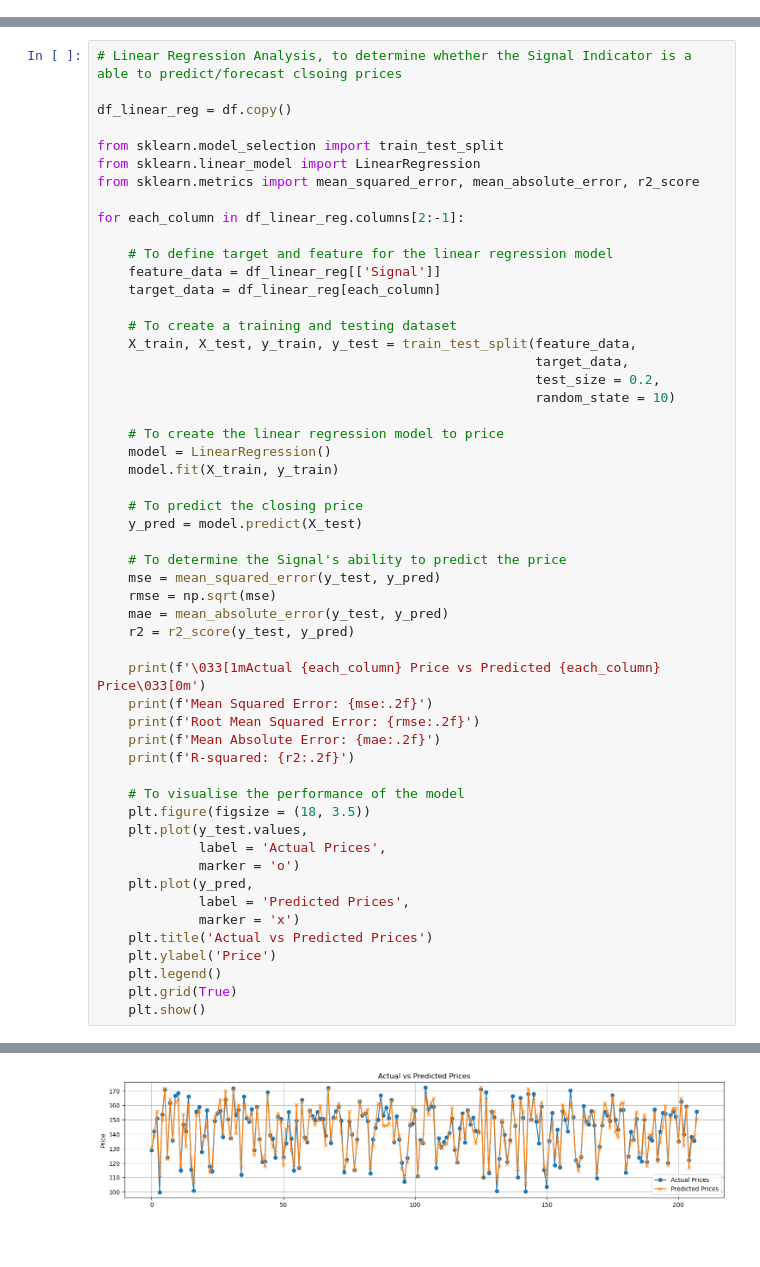
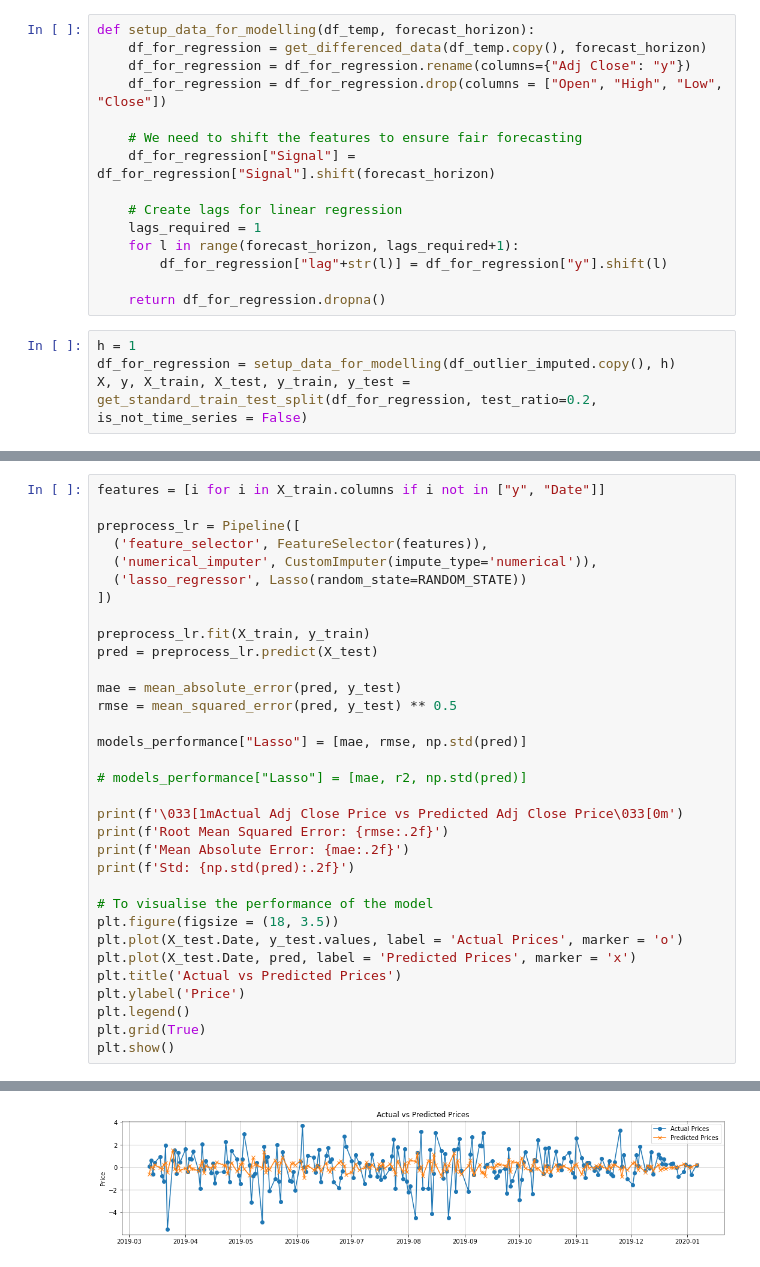
Before and after one commit to saltedpotato/QF632_Project, a Jupyter notebook: Project 1.ipynb, the cells around one changed output, grey strips where cells are left out. Cells and saved outputs as stored; diff of their text form; blank space fills up the shorter version.

Commit message:
merged project 1 with final copy

```diff
--- a/Project 1.ipynb
+++ b/Project 1.ipynb
@@ -370,0 +371,19 @@ Adj Close Daily Return indicator is a lagging indicator (-9 days) and is ineffec
+# %%
+def setup_data_for_modelling(df_temp, forecast_horizon):
+    df_for_regression = get_differenced_data(df_temp.copy(), forecast_horizon)
+    df_for_regression = df_for_regression.rename(columns={"Adj Close": "y"})
+    df_for_regression = df_for_regression.drop(columns = ["Open", "High", "Low", "Close"])
+
+    # We need to shift the features to ensure fair forecasting
+    df_for_regression["Signal"] = df_for_regression["Signal"].shift(forecast_horizon)
+
+    # Create lags for linear regression
+    lags_required = 1
+    for l in range(forecast_horizon, lags_required+1):
+        df_for_regression["lag"+str(l)] = df_for_regression["y"].shift(l)
+
+    return df_for_regression.dropna()
+# %%
+h = 1
+df_for_regression = setup_data_for_modelling(df_outlier_imputed.copy(), h)
+X, y, X_train, X_test, y_train, y_test = get_standard_train_test_split(df_for_regression, test_ratio=0.2, is_not_time_series = False)
@@ -371,54 +423,34 @@ Adj Close Daily Return indicator is a lagging indicator (-9 days) and is ineffec
 # %%
-# Linear Regression Analysis, to determine whether the Signal Indicator is a able to predict/forecast clsoing prices
+features = [i for i in X_train.columns if i not in ["y", "Date"]]
 
-df_linear_reg = df.copy()
+preprocess_lr = Pipeline([
+  ('feature_selector', FeatureSelector(features)),
+  ('numerical_imputer', CustomImputer(impute_type='numerical')),
+  ('lasso_regressor', Lasso(random_state=RANDOM_STATE))
+])
 
-from sklearn.model_selection import train_test_split
-from sklearn.linear_model import LinearRegression
-from sklearn.metrics import mean_squared_error, mean_absolute_error, r2_score
+preprocess_lr.fit(X_train, y_train)
+pred = preprocess_lr.predict(X_test)
 
-for each_column in df_linear_reg.columns[2:-1]:
+mae = mean_absolute_error(pred, y_test)
+rmse = mean_squared_error(pred, y_test) ** 0.5
 
-    # To define target and feature for the linear regression model
-    feature_data = df_linear_reg[['Signal']]
-    target_data = df_linear_reg[each_column]
+models_performance["Lasso"] = [mae, rmse, np.std(pred)]
 
-    # To create a training and testing dataset
-    X_train, X_test, y_train, y_test = train_test_split(feature_data,
-                                                        target_data,
-                                                        test_size = 0.2,
-                                                        random_state = 10)
+# models_performance["Lasso"] = [mae, r2, np.std(pred)]
 
-    # To create the linear regression model to price
-    model = LinearRegression()
-    model.fit(X_train, y_train)
+print(f'\033[1mActual Adj Close Price vs Predicted Adj Close Price\033[0m')
+print(f'Root Mean Squared Error: {rmse:.2f}')
+print(f'Mean Absolute Error: {mae:.2f}')
+print(f'Std: {np.std(pred):.2f}')
 
-    # To predict the closing price
-    y_pred = model.predict(X_test)
-
-    # To determine the Signal's ability to predict the price
-    mse = mean_squared_error(y_test, y_pred)
-    rmse = np.sqrt(mse)
-    mae = mean_absolute_error(y_test, y_pred)
-    r2 = r2_score(y_test, y_pred)
-
-    print(f'\033[1mActual {each_column} Price vs Predicted {each_column} Price\033[0m')
-    print(f'Mean Squared Error: {mse:.2f}')
-    print(f'Root Mean Squared Error: {rmse:.2f}')
-    print(f'Mean Absolute Error: {mae:.2f}')
-    print(f'R-squared: {r2:.2f}')
-
-    # To visualise the performance of the model
-    plt.figure(figsize = (18, 3.5))
-    plt.plot(y_test.values,
-             label = 'Actual Prices',
-             marker = 'o')
-    plt.plot(y_pred,
-             label = 'Predicted Prices',
-             marker = 'x')
-    plt.title('Actual vs Predicted Prices')
-    plt.ylabel('Price')
-    plt.legend()
-    plt.grid(True)
-    plt.show()
+# To visualise the performance of the model
+plt.figure(figsize = (18, 3.5))
+plt.plot(X_test.Date, y_test.values, label = 'Actual Prices', marker = 'o')
+plt.plot(X_test.Date, pred, label = 'Predicted Prices', marker = 'x')
+plt.title('Actual vs Predicted Prices')
+plt.ylabel('Price')
+plt.legend()
+plt.grid(True)
+plt.show()
 # %% [output]
@@ -430 +461 @@ R-squared: 0.92
-[figure, old version]
+[figure, new version]
```
Also changed, not shown: parts of 66 cells of this notebook, 1 other file.
